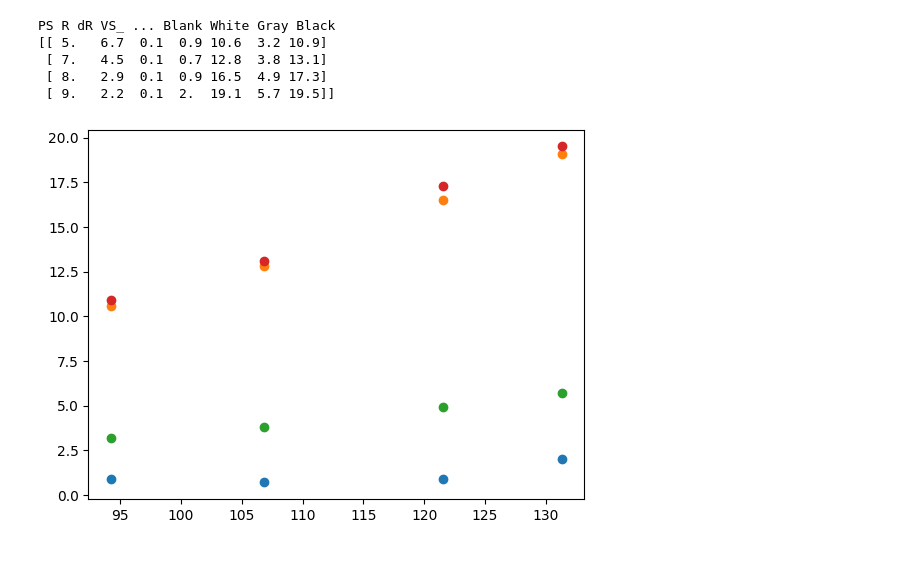
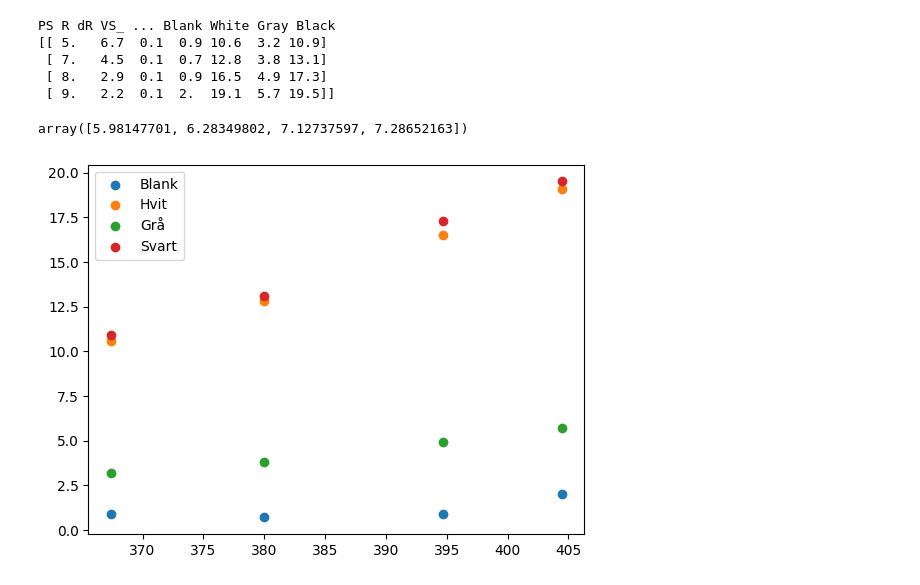
Before and after one commit to Oliver-BS/TFY4165-Termisk-Fysikk-lab, a Jupyter notebook: Heat-radiation/leslies-box.ipynb, the cells around one changed output. Cells and saved outputs as stored; diff of their text form; code cells hidden in the pictures.

```diff
--- a/Heat-radiation/leslies-box.ipynb
+++ b/Heat-radiation/leslies-box.ipynb
@@ -50,7 +50,7 @@ print(data)
 
 PS = data[:,0]
 R = data[:,1]
-T = vecLinInterpT(R)
+T = vecLinInterpT(R) + 273.15
 Blank = data[:,3]
 White = data[:,4]
 Gray = data[:,5]
@@ -63,0 +66,4 @@ PS R dR VS_ ... Blank White Gray Black
+# %%
+alphas*10**10
+# %% [output]
+array([5.98147701, 6.28349802, 7.12737597, 7.28652163])
@@ -64,6 +77,9 @@ PS R dR VS_ ... Blank White Gray Black
 # %%
 #sns.scatterplot(x=R, y=Blank)
+names2 = ['Blank', 'Hvit', 'Grå']+['Svart']
 for i in range(3,7):
-    plt.scatter(T,data[:,i])
+    plt.scatter(T,data[:,i], label=names2[i-3])
+plt.legend()
+plt.show()
 # %% [output]
-[figure, old version]
+[figure, new version]
```
Also changed, not shown: parts of 5 cells of this notebook, 2 other files.
